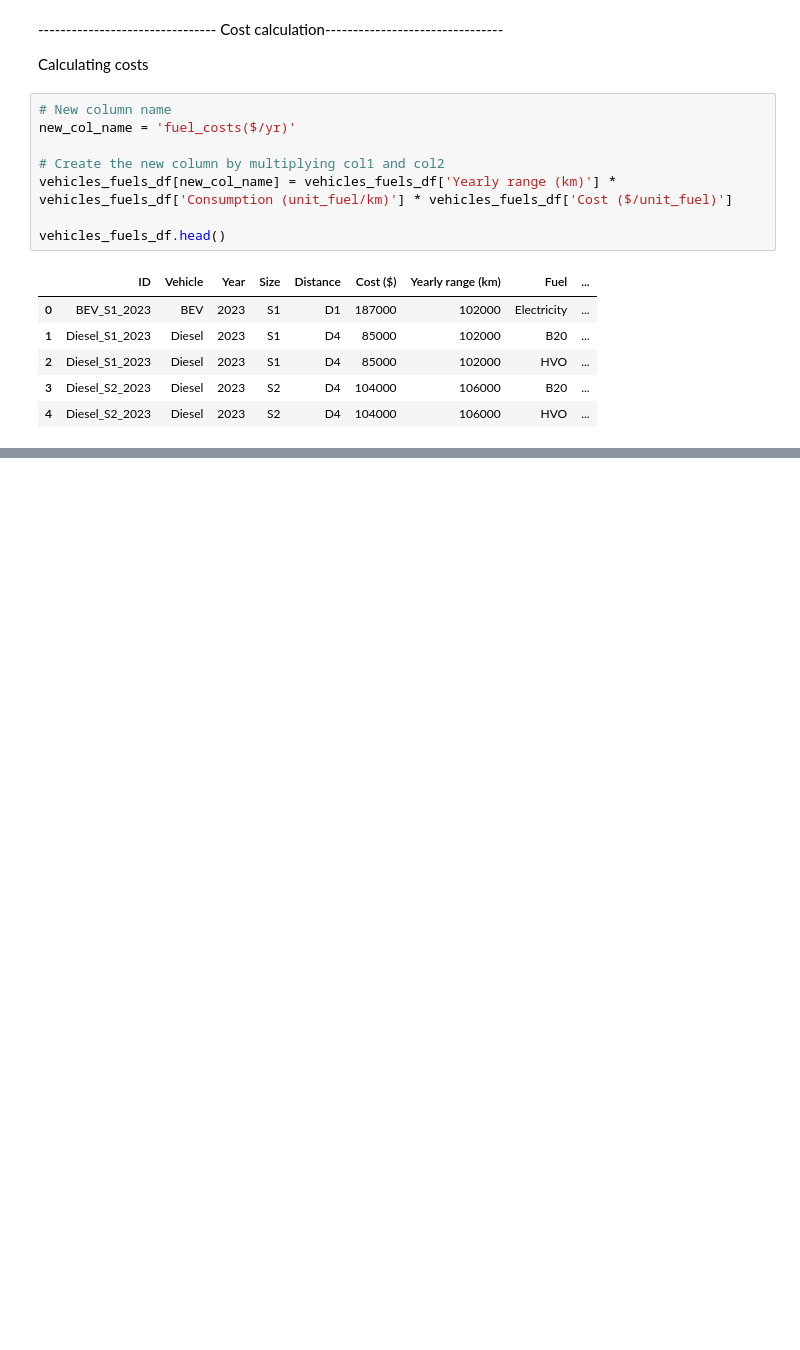
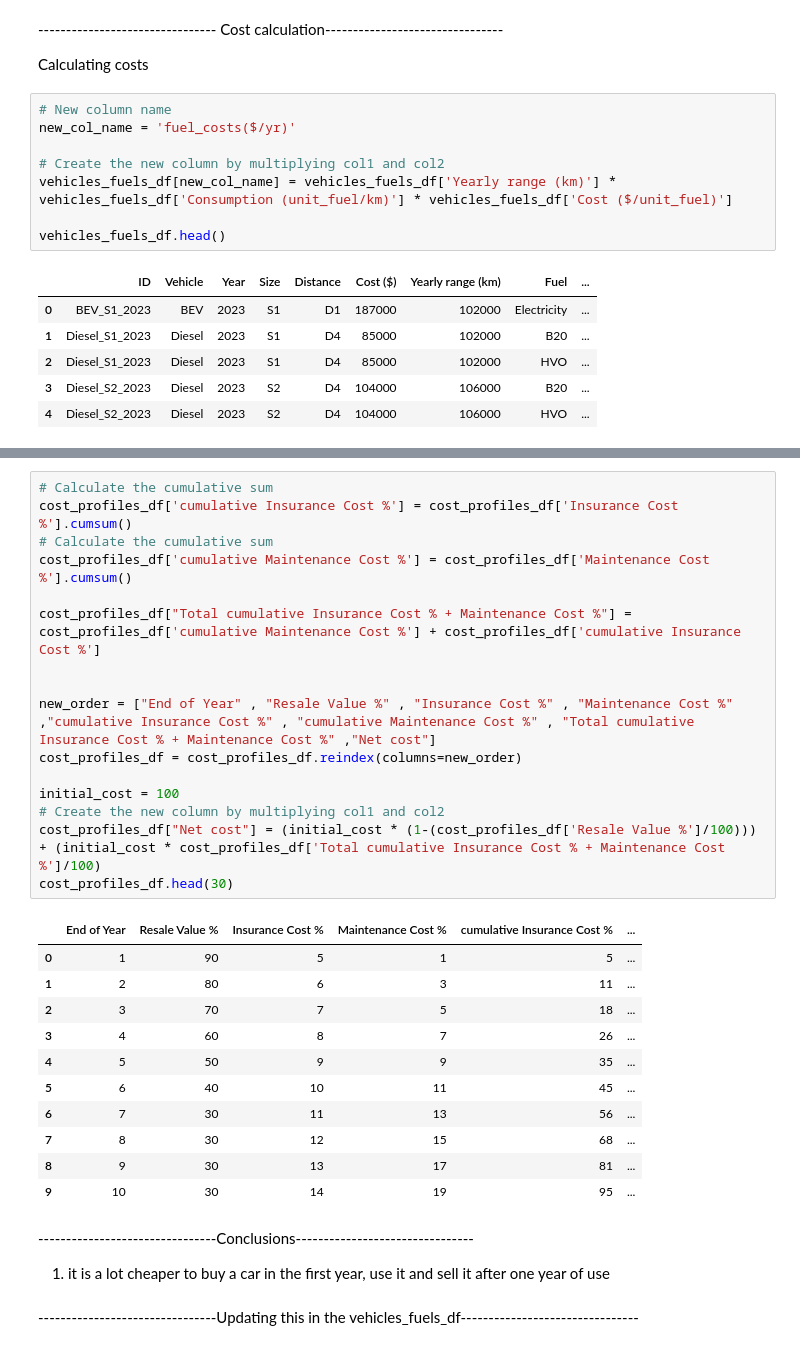
Before and after one commit to aceakshay2/shell2024, a Jupyter notebook: decarbonize.ipynb, the cells around one changed output, grey strips where cells are left out. Cells and saved outputs as stored; diff of their text form; blank space fills up the shorter version.

```diff
--- a/decarbonize.ipynb
+++ b/decarbonize.ipynb
@@ -306,0 +373,33 @@ vehicles_fuels_df.head()
+# %%
+# Calculate the cumulative sum
+cost_profiles_df['cumulative Insurance Cost %'] = cost_profiles_df['Insurance Cost %'].cumsum()
+# Calculate the cumulative sum
+cost_profiles_df['cumulative Maintenance Cost %'] = cost_profiles_df['Maintenance Cost %'].cumsum()
+
+cost_profiles_df["Total cumulative Insurance Cost % + Maintenance Cost %"] = cost_profiles_df['cumulative Maintenance Cost %'] + cost_profiles_df['cumulative Insurance Cost %']
+
+
+new_order = ["End of Year" , "Resale Value %" , "Insurance Cost %" , "Maintenance Cost %" ,"cumulative Insurance Cost %" , "cumulative Maintenance Cost %" , "Total cumulative Insurance Cost % + Maintenance Cost %" ,"Net cost"]
+cost_profiles_df = cost_profiles_df.reindex(columns=new_order)
+
+initial_cost = 100
+# Create the new column by multiplying col1 and col2
+cost_profiles_df["Net cost"] = (initial_cost * (1-(cost_profiles_df['Resale Value %']/100))) + (initial_cost * cost_profiles_df['Total cumulative Insurance Cost % + Maintenance Cost %']/100)
+cost_profiles_df.head(30)
+# %% [output]
+|  | End of Year | Resale Value % | Insurance Cost % | Maintenance Cost % | cumulative Insurance Cost % | ... |
+| 0 | 1 | 90 | 5 | 1 | 5 | ... |
+| 1 | 2 | 80 | 6 | 3 | 11 | ... |
+| 2 | 3 | 70 | 7 | 5 | 18 | ... |
+| 3 | 4 | 60 | 8 | 7 | 26 | ... |
+| 4 | 5 | 50 | 9 | 9 | 35 | ... |
+| 5 | 6 | 40 | 10 | 11 | 45 | ... |
+| 6 | 7 | 30 | 11 | 13 | 56 | ... |
+| 7 | 8 | 30 | 12 | 15 | 68 | ... |
+| 8 | 9 | 30 | 13 | 17 | 81 | ... |
+| 9 | 10 | 30 | 14 | 19 | 95 | ... |
+# %% [markdown]
+--------------------------------Conclusions--------------------------------
+1. it is a lot cheaper to buy a car in the first year, use it and sell it after one year of use
+# %% [markdown]
+--------------------------------Updating this in the vehicles_fuels_df--------------------------------
```
Also changed, not shown: parts of 11 cells of this notebook.
